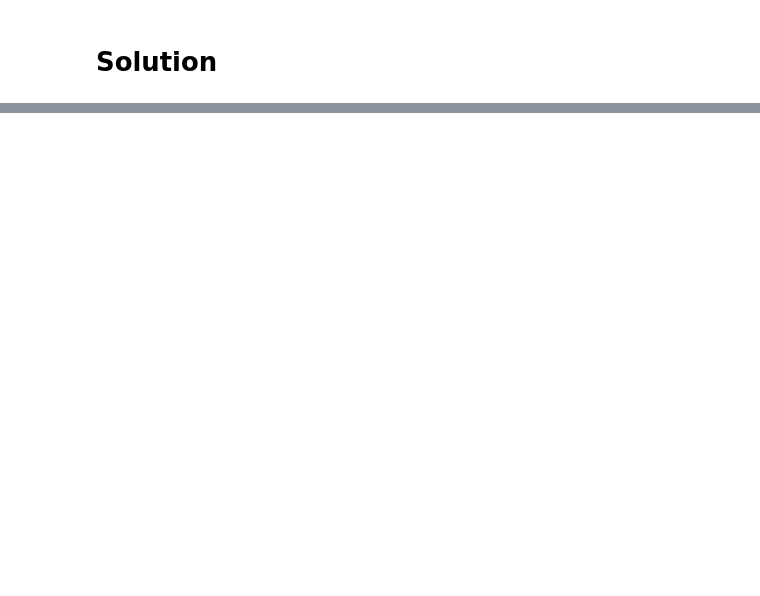
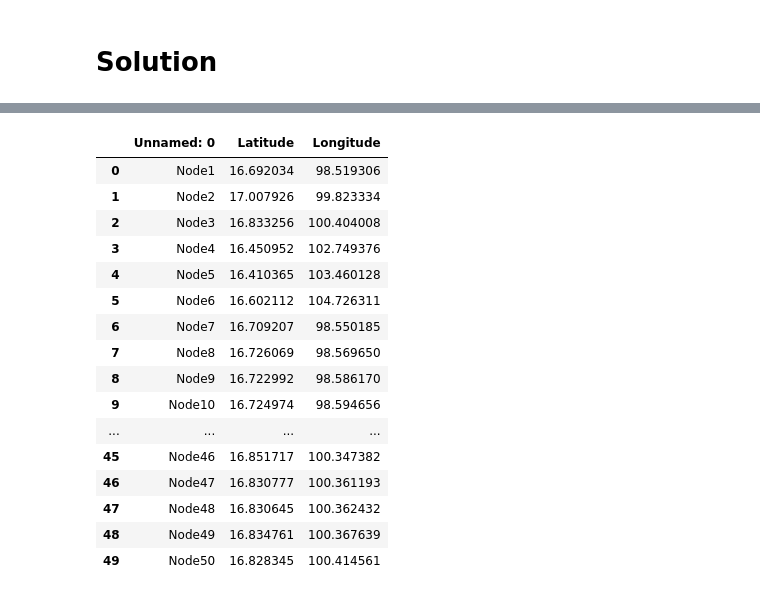
Before and after one commit to warisa-cmu/rl-meta-test, a Jupyter notebook: src/T05_rl_DE_Folium/DE_VRP_Folium.ipynb, the cells around one changed output, grey strips where cells are left out. Drawn from its saved outputs; the diff is of its cells as text; code cells hidden in the pictures; blank space fills up the shorter version.

```diff
--- a/src/T05_rl_DE_Folium/DE_VRP_Folium.ipynb
+++ b/src/T05_rl_DE_Folium/DE_VRP_Folium.ipynb
@@ -191,0 +204,22 @@ plt.show()
+# %%
+# lattitude and longtitude
+df_position = pd.read_excel(r'C:\rl-meta-test\src\Source\VRP_50_node.xlsx', sheet_name="Sheet2")
+df_position
+# %% [output]
+|  | Unnamed: 0 | Latitude | Longitude |
+| 0 | Node1 | 16.692034 | 98.519306 |
+| 1 | Node2 | 17.007926 | 99.823334 |
+| 2 | Node3 | 16.833256 | 100.404008 |
+| 3 | Node4 | 16.450952 | 102.749376 |
+| 4 | Node5 | 16.410365 | 103.460128 |
+| 5 | Node6 | 16.602112 | 104.726311 |
+| 6 | Node7 | 16.709207 | 98.550185 |
+| 7 | Node8 | 16.726069 | 98.569650 |
+| 8 | Node9 | 16.722992 | 98.586170 |
+| 9 | Node10 | 16.724974 | 98.594656 |
+| ... | ... | ... | ... |
+| 45 | Node46 | 16.851717 | 100.347382 |
+| 46 | Node47 | 16.830777 | 100.361193 |
+| 47 | Node48 | 16.830645 | 100.362432 |
+| 48 | Node49 | 16.834761 | 100.367639 |
+| 49 | Node50 | 16.828345 | 100.414561 |
```
Also changed, not shown: parts of 12 cells of this notebook, 2 other files.
